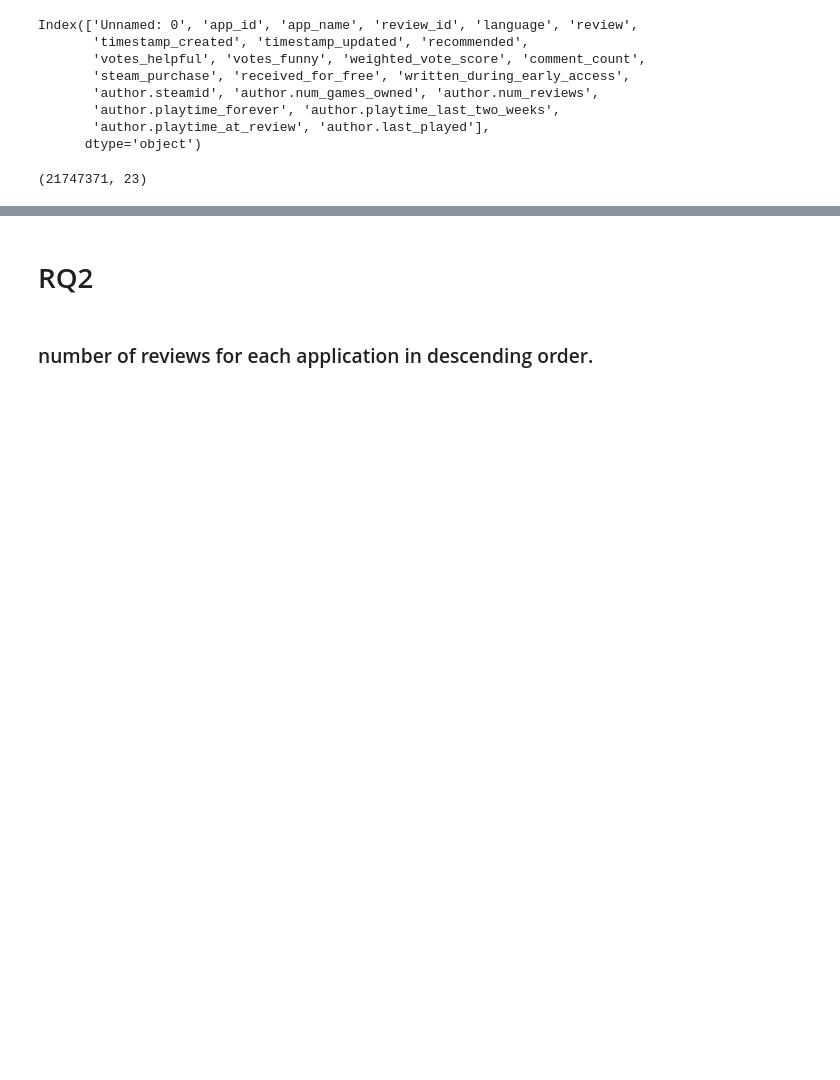
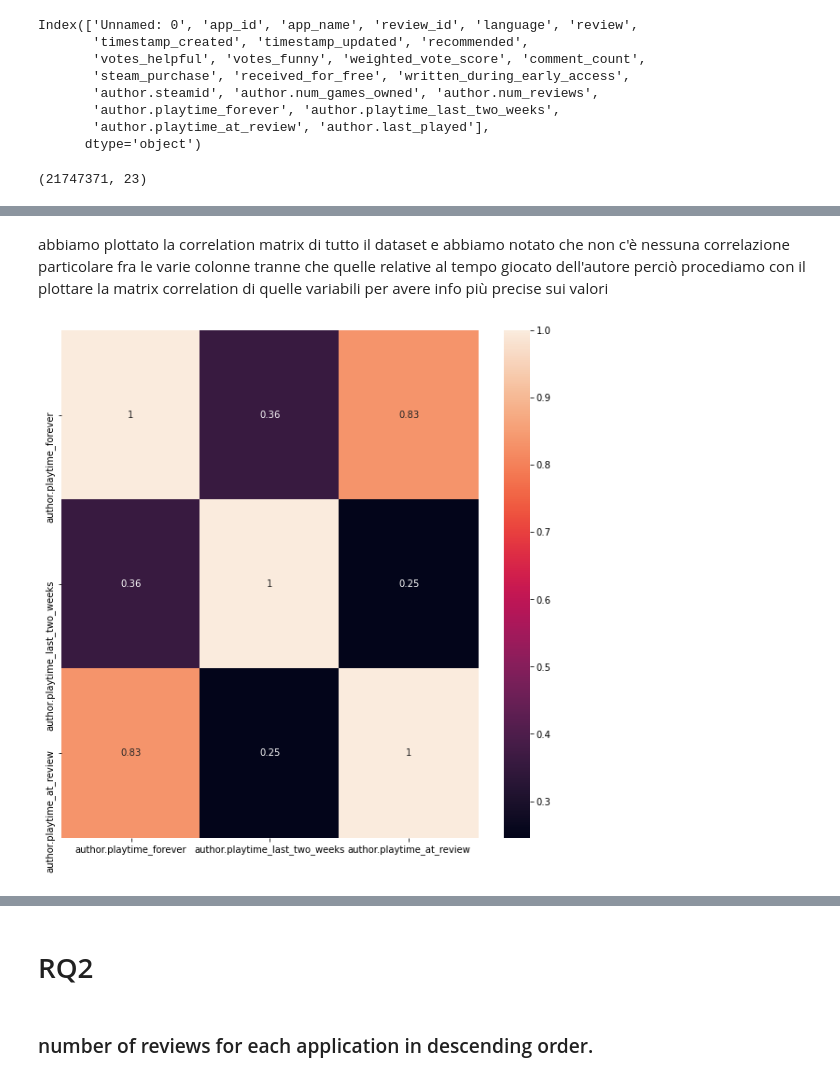
Before and after one commit to michele1783/ADM-HW2, a Jupyter notebook: Homework_2.ipynb, the cells around one changed output, grey strips where cells are left out. Saved outputs shown, nothing was run; the diff lists cells and outputs as text; code cells hidden in the pictures; blank space fills up the shorter version.

```diff
--- a/Homework_2.ipynb
+++ b/Homework_2.ipynb
@@ -31,0 +66,9 @@ dataset.shape
+# %% [markdown]
+abbiamo plottato la correlation matrix di tutto il dataset e abbiamo notato che non c'è nessuna correlazione particolare fra le varie colonne tranne che quelle relative al tempo giocato dell'autore perciò procediamo con il plottare la matrix correlation di quelle variabili per avere info più precise sui valori
+# %%
+df = pd.DataFrame(dataset,columns=['author.playtime_forever','author.playtime_last_two_weeks','author.playtime_at_review'])
+corrMatrix = df.corr()
+sns.heatmap(corrMatrix, annot=True)
+plt.show()
+# %% [output]
+[figure, added]
```
Also changed, not shown: parts of 26 cells of this notebook.
